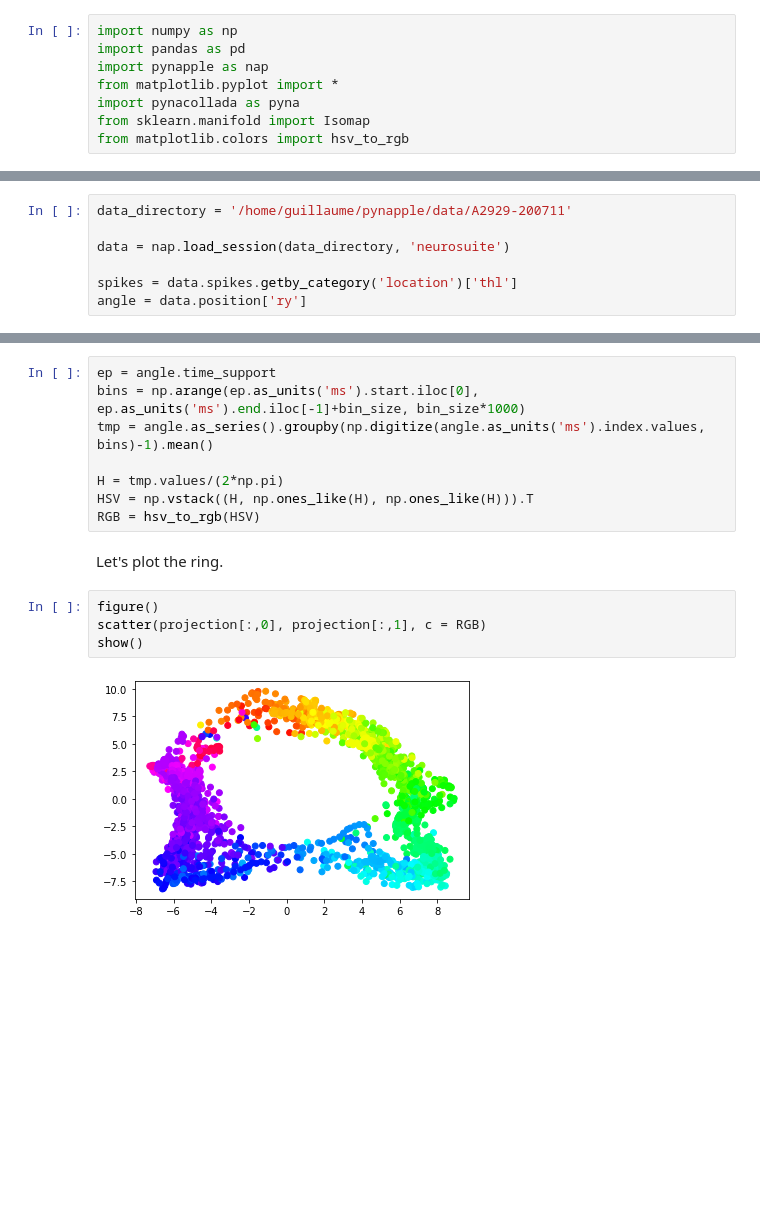
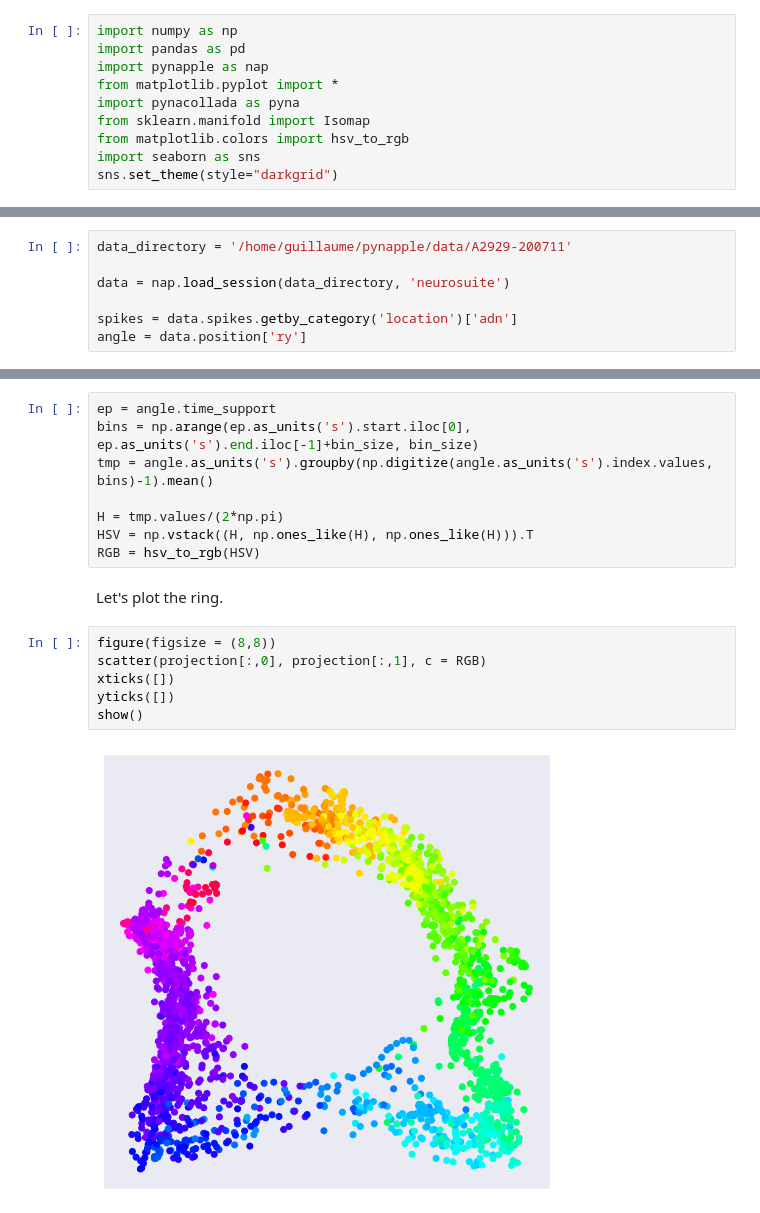
Before and after one commit to PeyracheLab/pynacollada, a Jupyter notebook: pynacollada/neural_manifold/Tutorial_manifold_ring.ipynb, the cells around one changed output, grey strips where cells are left out. Drawn from its saved outputs; the diff is of its cells as text; blank space fills up the shorter version.

```diff
--- a/pynacollada/neural_manifold/Tutorial_manifold_ring.ipynb
+++ b/pynacollada/neural_manifold/Tutorial_manifold_ring.ipynb
@@ -14,6 +14,8 @@ from matplotlib.pyplot import *
 import pynacollada as pyna
 from sklearn.manifold import Isomap
 from matplotlib.colors import hsv_to_rgb
+import seaborn as sns
+sns.set_theme(style="darkgrid")
 # %% [markdown]
 Let's load the data.
 # %%
@@ -21,7 +23,7 @@ data_directory = '/home/guillaume/pynapple/data/A2929-200711'
 
 data = nap.load_session(data_directory, 'neurosuite')
 
-spikes = data.spikes.getby_category('location')['thl']
+spikes = data.spikes.getby_category('location')['adn']
 angle = data.position['ry']
 # %% [markdown]
 First step is to bin the data. We can use the function count from pynapple.
@@ -42,8 +44,8 @@ projection = Isomap(n_components = 2, n_neighbors = 50).fit_transform(rate.value
 To color the ring, we need to bin the angle and convert the angle into the HSV format.
 # %%
 ep = angle.time_support
-bins = np.arange(ep.as_units('ms').start.iloc[0], ep.as_units('ms').end.iloc[-1]+bin_size, bin_size*1000)
-tmp = angle.as_series().groupby(np.digitize(angle.as_units('ms').index.values, bins)-1).mean()
+bins = np.arange(ep.as_units('s').start.iloc[0], ep.as_units('s').end.iloc[-1]+bin_size, bin_size)
+tmp = angle.as_units('s').groupby(np.digitize(angle.as_units('s').index.values, bins)-1).mean()
 
 H = tmp.values/(2*np.pi)
 HSV = np.vstack((H, np.ones_like(H), np.ones_like(H))).T
@@ -51,8 +53,10 @@ RGB = hsv_to_rgb(HSV)
 # %% [markdown]
 Let's plot the ring.
 # %%
-figure()
+figure(figsize = (8,8))
 scatter(projection[:,0], projection[:,1], c = RGB)
+xticks([])
+yticks([])
 show()
 # %% [output]
-[figure, old version]
+[figure, new version]
```
Also changed, not shown: 1 other file.
